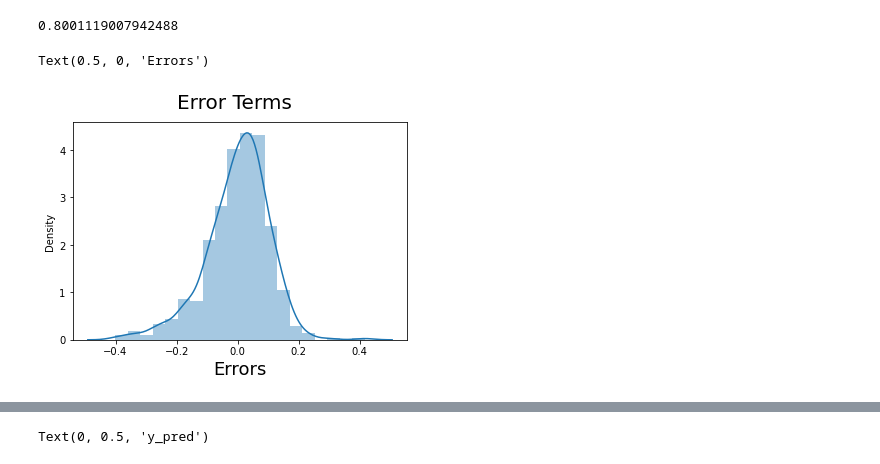
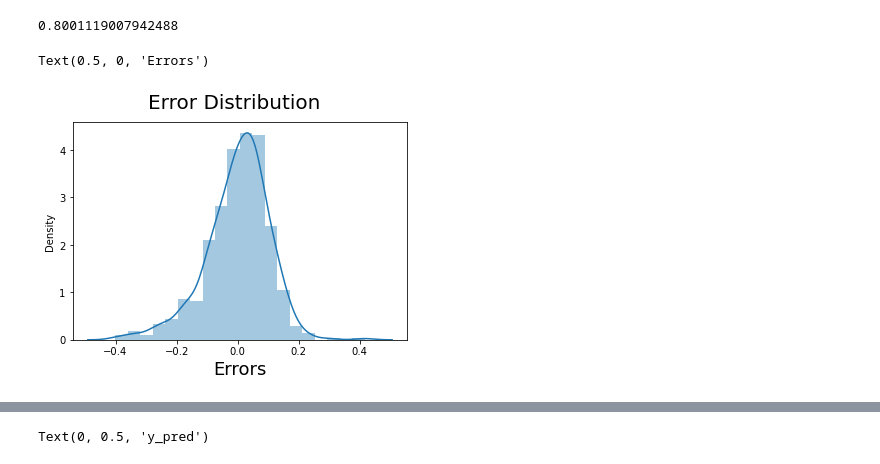
Before and after one commit to yalagamsrinivas/Linear-Regression-Case-Study-Bike-Sharing, a Jupyter notebook: Linear-Regression-Case-Study-Bike-Sharing.ipynb, the cells around one changed output, grey strips where cells are left out. Cells and saved outputs as stored; diff of their text form; code cells hidden in the pictures.

```diff
--- a/Linear-Regression-Case-Study-Bike-Sharing.ipynb
+++ b/Linear-Regression-Case-Study-Bike-Sharing.ipynb
@@ -591,11 +607,11 @@ r2_score(y_train, y_train_cnt)
 # %% [output]
 0.8001119007942488
 # %%
-# Plot the histogram of the error terms
+# Plot the histogram of the error terms for train data
 fig = plt.figure()
 sns.distplot((y_train - y_train_cnt), bins = 20)
-fig.suptitle('Error Terms', fontsize = 20)                  # Plot heading
-plt.xlabel('Errors', fontsize = 18)                         # X-label
+fig.suptitle('Error Distribution', fontsize = 20)
+plt.xlabel('Errors', fontsize = 18)
 # %% [output]
 Text(0.5, 0, 'Errors')
-[figure, old version]
+[figure, new version]
```
Also changed, not shown: parts of 31 cells of this notebook, 6 other files.
